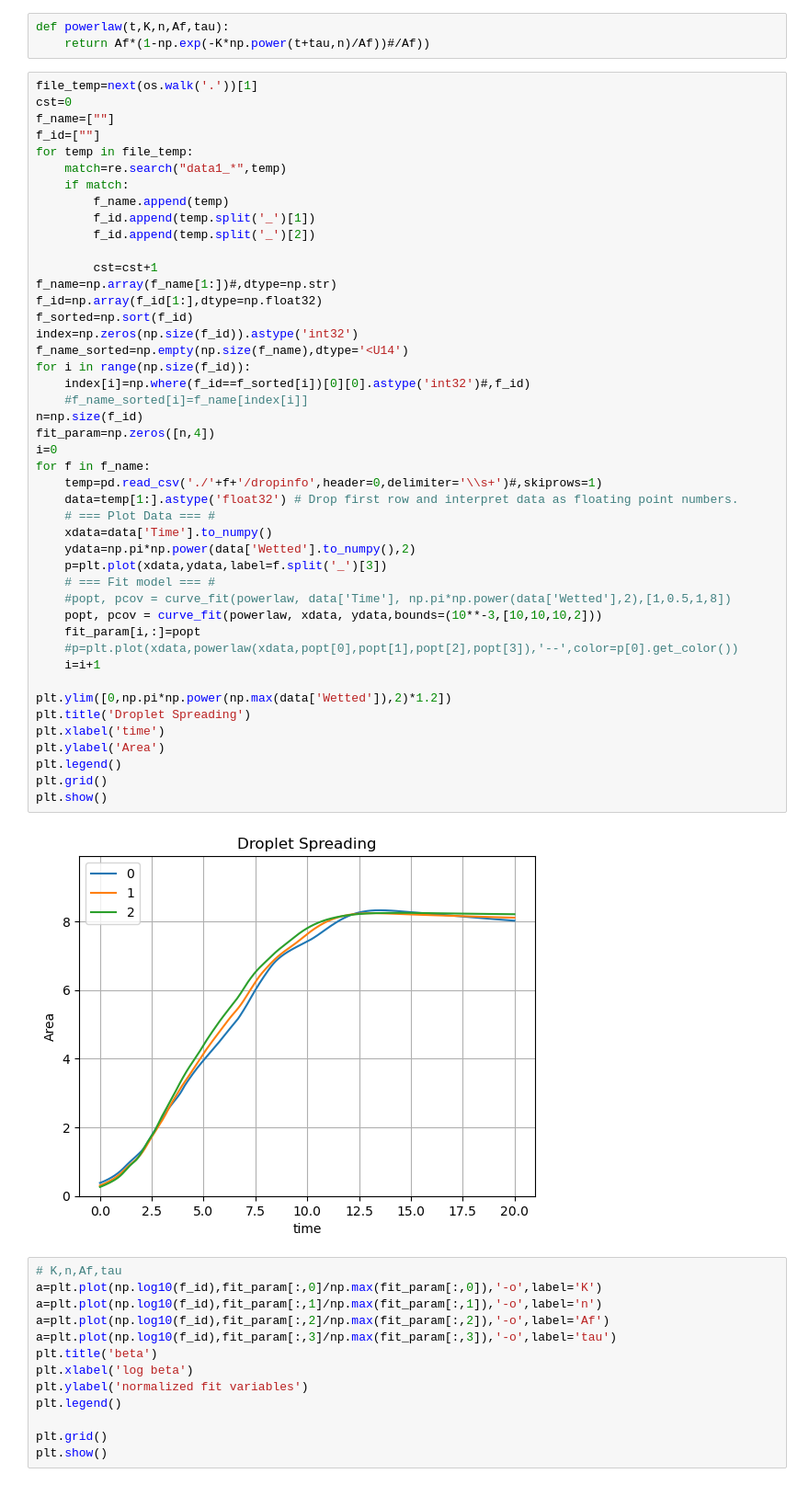
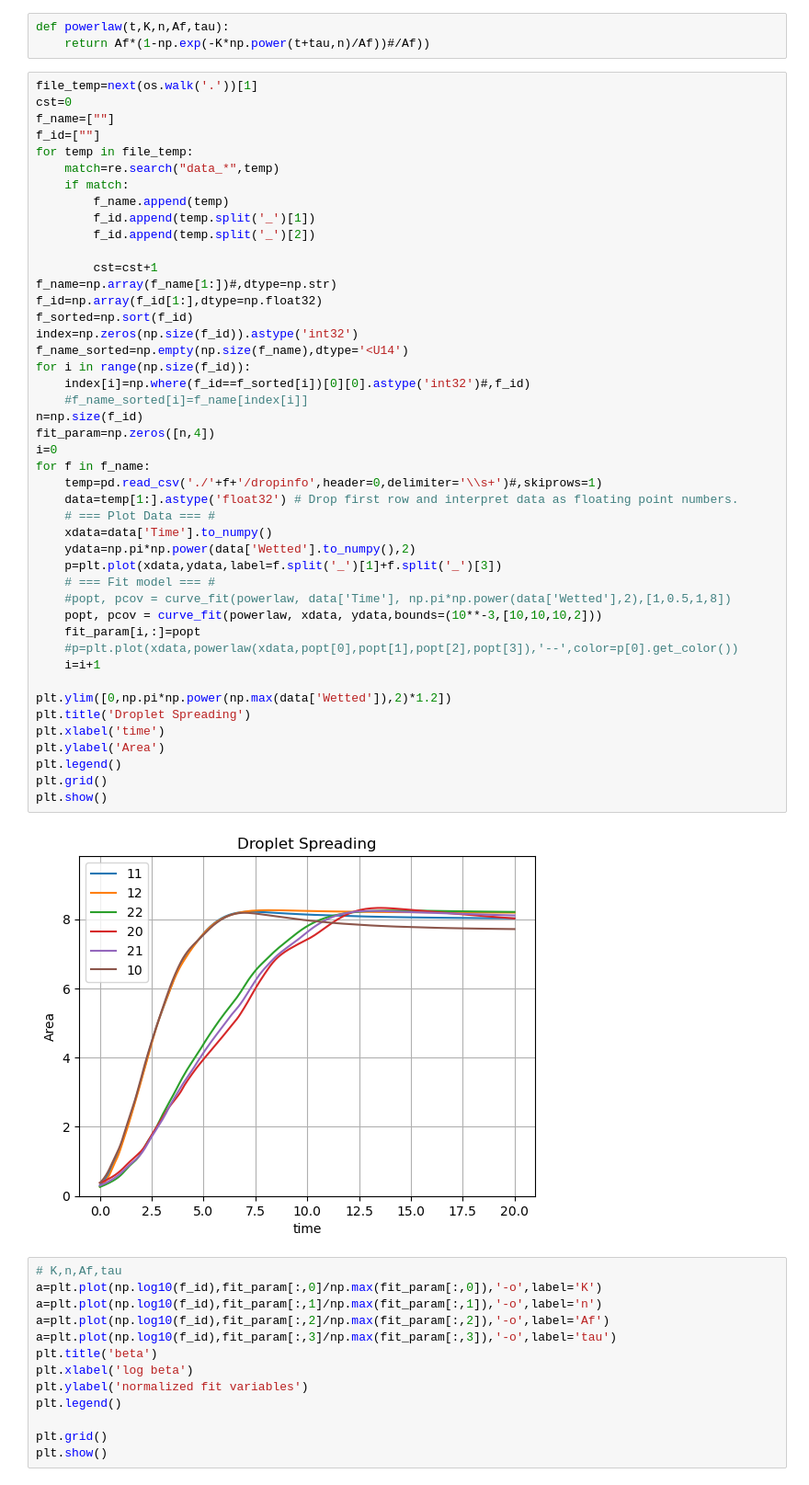
Before and after one commit to pmt58/Droplet_NGA2, a Jupyter notebook: data_analysis.ipynb, the cells around one changed output. Shown: that part at 92% size. Saved outputs shown, nothing was run; the diff lists cells and outputs as text.

```diff
--- a/data_analysis.ipynb
+++ b/data_analysis.ipynb
@@ -15,7 +15,7 @@ cst=0
 f_name=[""]
 f_id=[""]
 for temp in file_temp:
-    match=re.search("data1_*",temp)
+    match=re.search("data_*",temp)
     if match:
         f_name.append(temp)
         f_id.append(temp.split('_')[1])
@@ -27,35 +27,35 @@ f_id=np.array(f_id[1:],dtype=np.float32)
 f_sorted=np.sort(f_id)
 index=np.zeros(np.size(f_id)).astype('int32')
 f_name_sorted=np.empty(np.size(f_name),dtype='<U14')
 for i in range(np.size(f_id)):
     index[i]=np.where(f_id==f_sorted[i])[0][0].astype('int32')#,f_id)
     #f_name_sorted[i]=f_name[index[i]]
 n=np.size(f_id)
 fit_param=np.zeros([n,4])
 i=0
 for f in f_name:
     temp=pd.read_csv('./'+f+'/dropinfo',header=0,delimiter='\\s+')#,skiprows=1)
     data=temp[1:].astype('float32') # Drop first row and interpret data as floating point numbers.
     # === Plot Data === #
     xdata=data['Time'].to_numpy()
     ydata=np.pi*np.power(data['Wetted'].to_numpy(),2)
-    p=plt.plot(xdata,ydata,label=f.split('_')[3])
+    p=plt.plot(xdata,ydata,label=f.split('_')[1]+f.split('_')[3])
     # === Fit model === #
     #popt, pcov = curve_fit(powerlaw, data['Time'], np.pi*np.power(data['Wetted'],2),[1,0.5,1,8])
     popt, pcov = curve_fit(powerlaw, xdata, ydata,bounds=(10**-3,[10,10,10,2]))
     fit_param[i,:]=popt
     #p=plt.plot(xdata,powerlaw(xdata,popt[0],popt[1],popt[2],popt[3]),'--',color=p[0].get_color())
     i=i+1
 
 plt.ylim([0,np.pi*np.power(np.max(data['Wetted']),2)*1.2])
 plt.title('Droplet Spreading')
 plt.xlabel('time')
 plt.ylabel('Area')
 plt.legend()
 plt.grid()
 plt.show()
 # %% [output]
-[figure, old version]
+[figure, new version]
 # %%
 # K,n,Af,tau
 a=plt.plot(np.log10(f_id),fit_param[:,0]/np.max(fit_param[:,0]),'-o',label='K')
```
Also changed, not shown: 2 other files.
